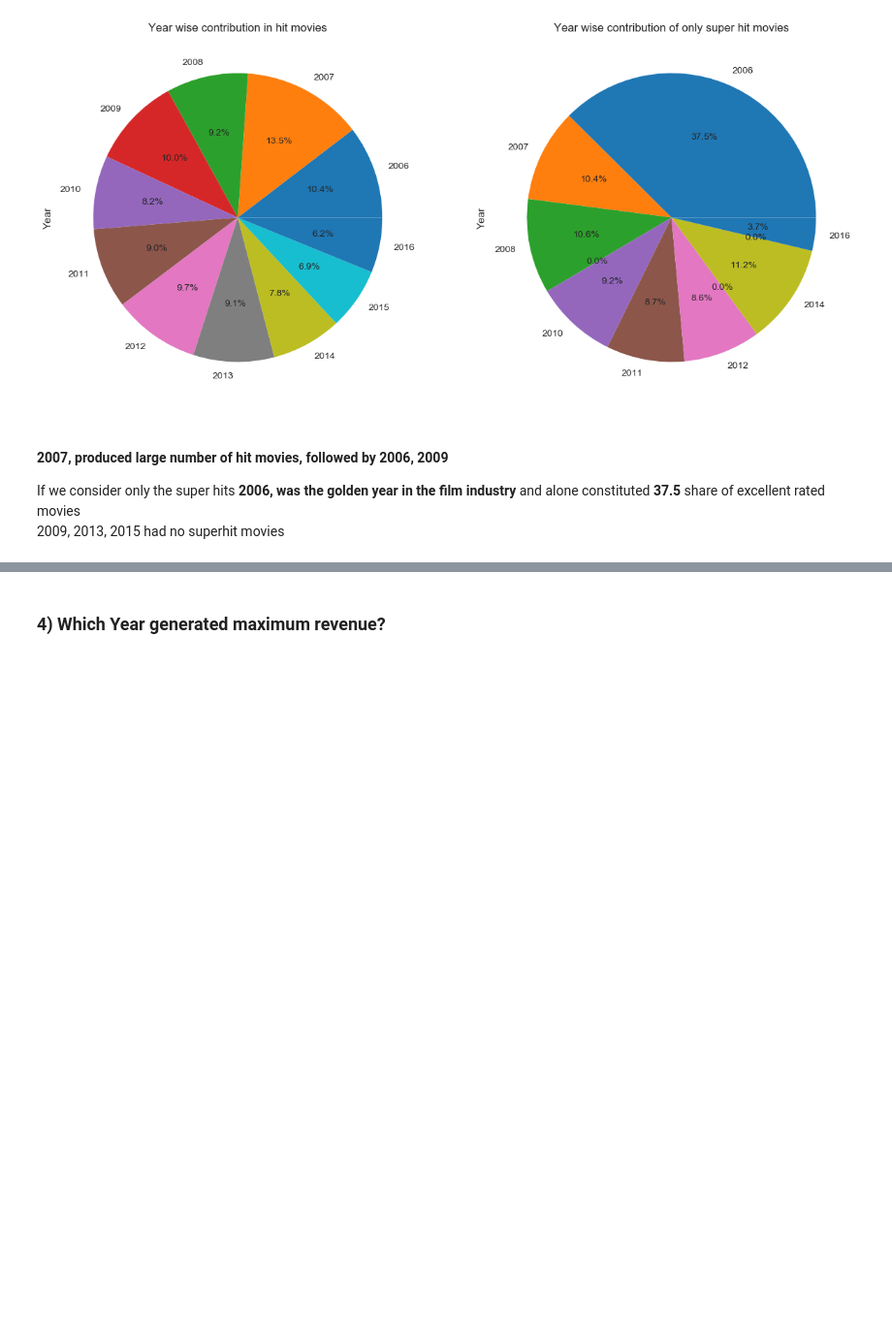
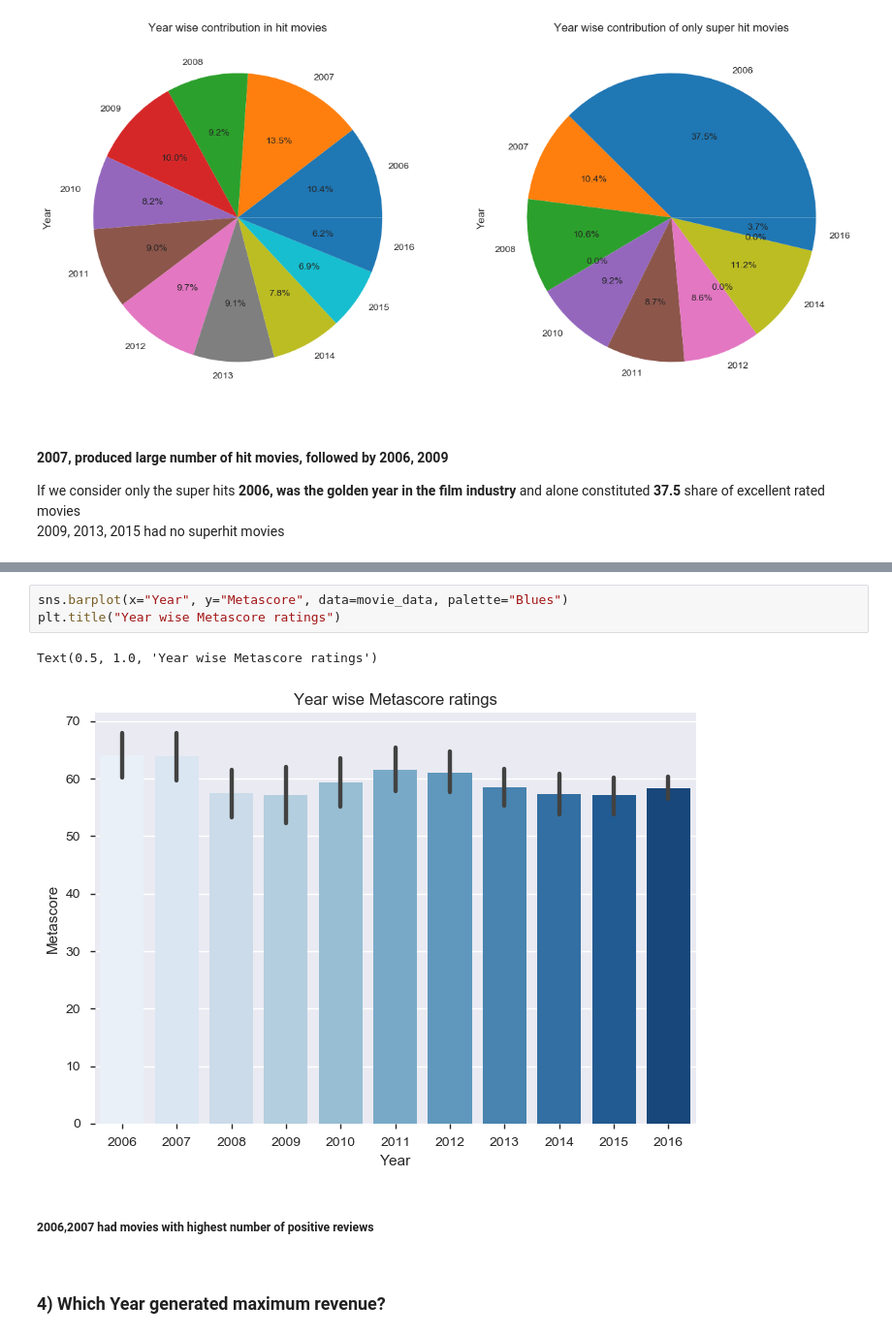
Before and after one commit to brahmishree/EDA_Datascience, a Jupyter notebook: MovieData.ipynb, the cells around one changed output, grey strips where cells are left out. Shown at 97% size. Saved outputs shown, nothing was run; the diff lists cells and outputs as text; blank space fills up the shorter version.

```diff
--- a/MovieData.ipynb
+++ b/MovieData.ipynb
@@ -299,6 +299,15 @@ If we consider only the super hits <b>2006,  was the golden year in the film ind
 2009, 2013, 2015 had no superhit movies
 # %% [markdown]
 <p>
+# %%
+sns.barplot(x="Year", y="Metascore", data=movie_data, palette="Blues")
+plt.title("Year wise Metascore ratings")
+# %% [output]
+Text(0.5, 1.0, 'Year wise Metascore ratings')
+[figure, added]
+# %% [markdown]
+##### 2006,2007 had movies with highest number of positive reviews
+<p>
 # %% [markdown]
 ### 4) Which Year generated maximum revenue?
 # %%
```
Also changed, not shown: parts of 6 cells of this notebook.
